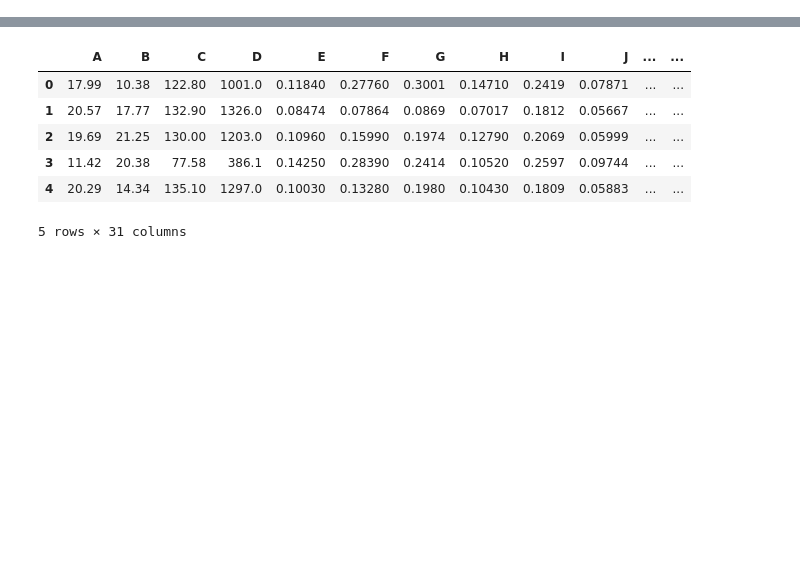
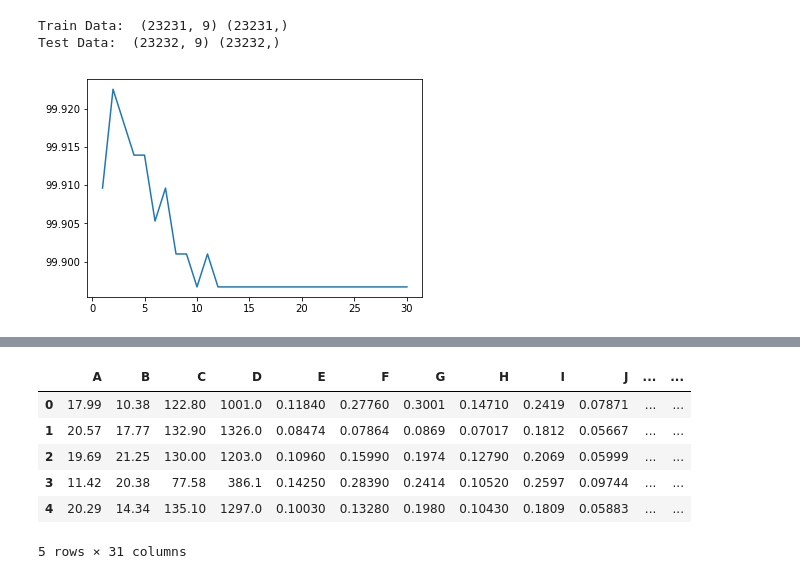
Before and after one commit to Sumedh100/com_olho_2020, a Jupyter notebook: AnomalyDetection/anomaly_detection.ipynb, the cells around one changed output, grey strips where cells are left out. Drawn from its saved outputs; the diff is of its cells as text; code cells hidden in the pictures; blank space fills up the shorter version.

```diff
--- a/AnomalyDetection/anomaly_detection.ipynb
+++ b/AnomalyDetection/anomaly_detection.ipynb
@@ -42,9 +54,9 @@ def get_excel_columns(n_cols):
 # %%
-def apply_KNN(df, low = 1, high = 30, testSize = 0.3, randomState = 4):
-    X = df[get_excel_columns(len(df.columns) - 1)].values.astype(float)
-    X = StandardScaler().fit(X).transform(X.astype(float))
-    y = df.iloc[:, -1]
-    X_train, X_test, y_train, y_test = train_test_split(X, y, test_size = testSize, random_state = randomState)
+def apply_KNN(X_train, X_test, y_train, y_test, low = 1, high = 30):
+#     X = df[get_excel_columns(len(df.columns) - 1)].values.astype(float)
+#     X = StandardScaler().fit(X).transform(X.astype(float))
+#     y = df.iloc[:, -1]
+#     X_train, X_test, y_train, y_test = train_test_split(X, y, test_size = testSize, random_state = randomState)
     accuracy = []
     error_rate = []
     for i in range(low, high+1):
@@ -128,0 +252,4 @@ def apply_LOF_novelty(df, low=1, high=20, testSize = 0.3, randomState = 3, conta
+# %%
+df_shuttle = pd.read_csv("shuttle.csv")
+df_shuttle.columns = get_excel_columns(len(df_shuttle.columns))
+df_shuttle
@@ -128,0 +270,15 @@ def apply_LOF_novelty(df, low=1, high=20, testSize = 0.3, randomState = 3, conta
+# %%
+X1 = df_shuttle[get_excel_columns(len(df_shuttle.columns) - 1)].values.astype(float)
+X1 = StandardScaler().fit(X1).transform(X1.astype(float))
+y1 = df_shuttle.iloc[:, -1]
+y1 = LabelEncoder().fit_transform(y1)
+X_train1, X_test1, y_train1, y_test1 = train_test_split(X1, y1, test_size = 0.5)
+print("Train Data: ", X_train1.shape, y_train1.shape)
+print("Test Data: ", X_test1.shape, y_test1.shape)
+# %% [output]
+Train Data:  (23231, 9) (23231,)
+Test Data:  (23232, 9) (23232,)
+# %%
+apply_KNN(X_train1, X_test1, y_train1, y_test1)
+# %% [output]
+[figure, added]
```
Also changed, not shown: parts of 48 cells of this notebook, 1 other file.
